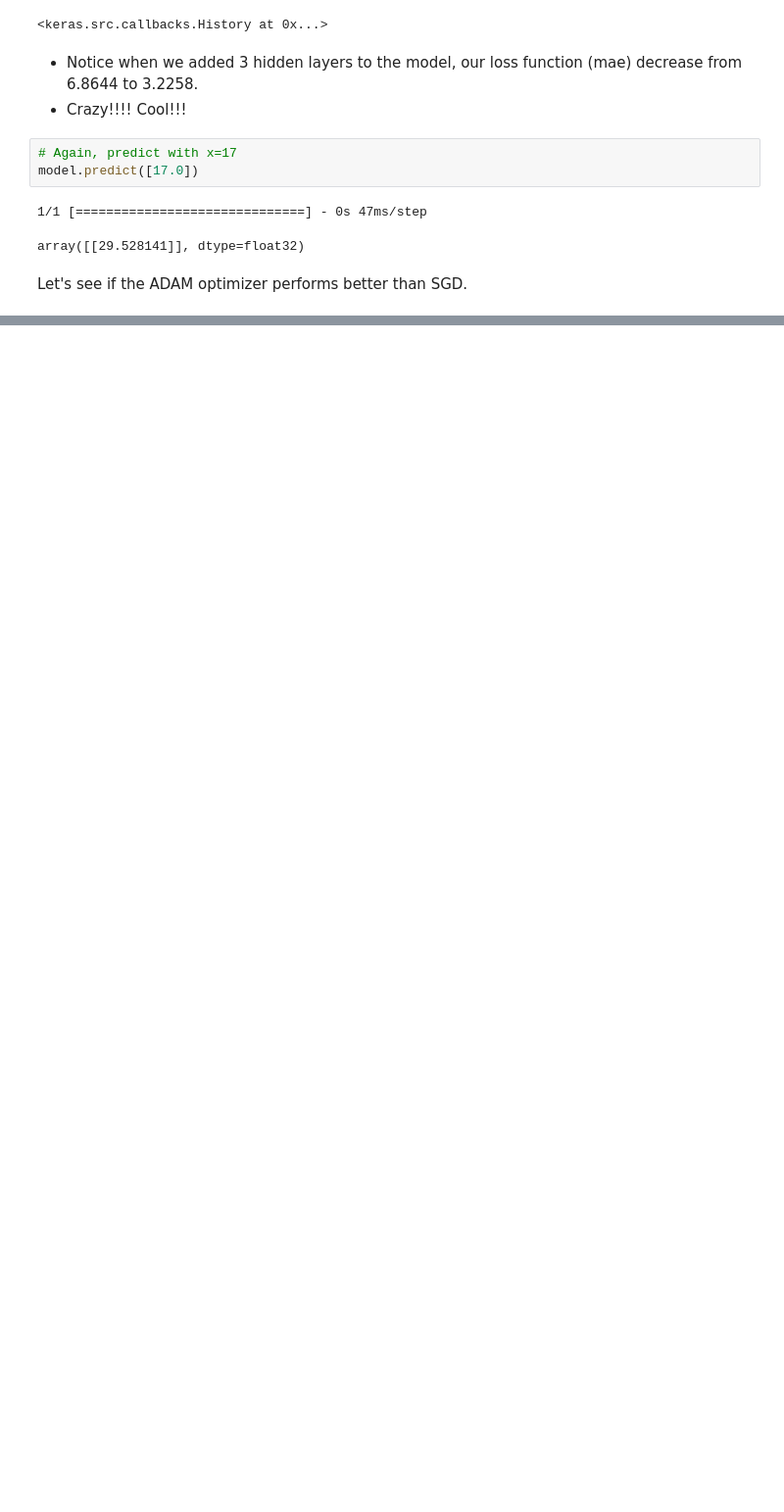
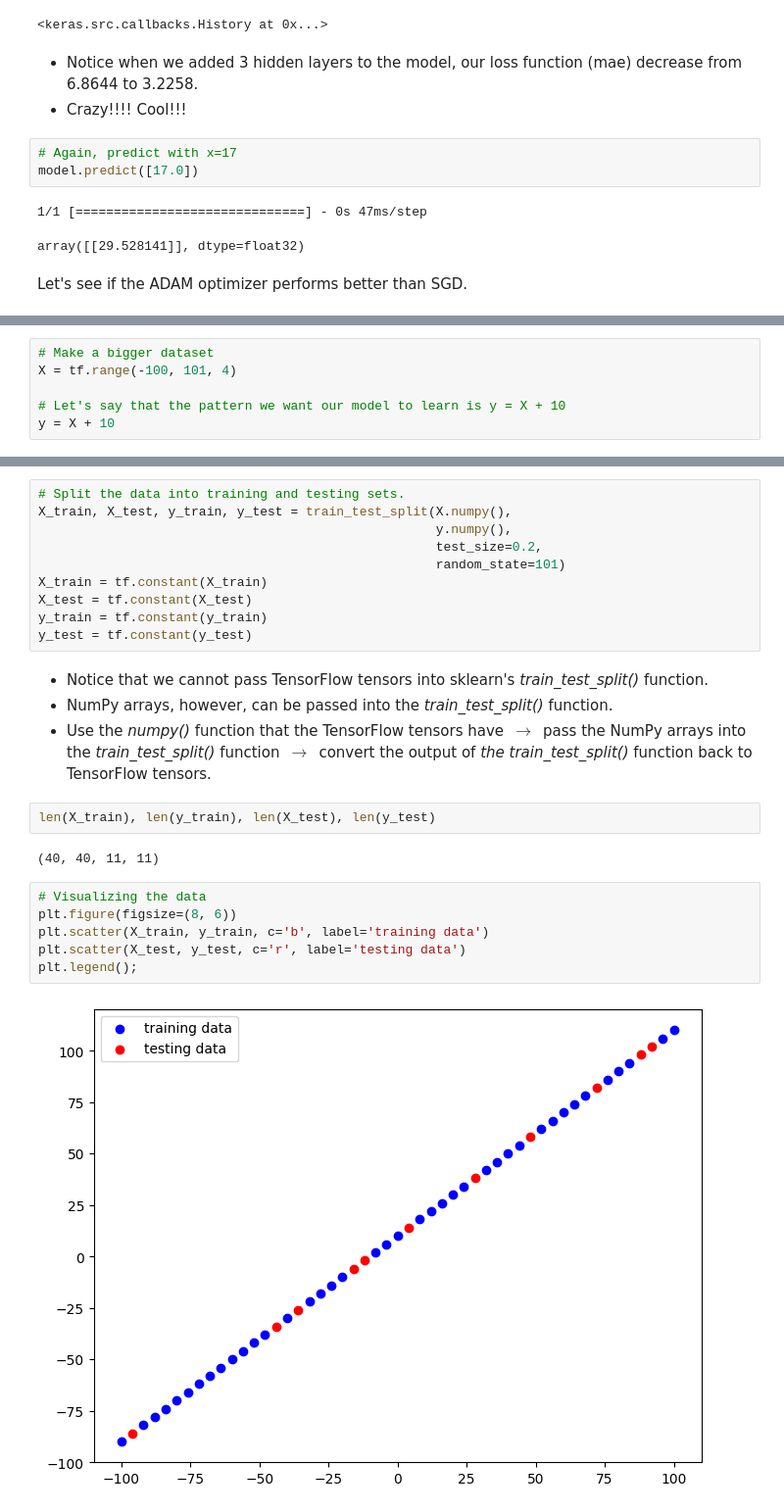
Before and after one commit to HerraKaava/tensorflow, a Jupyter notebook: NN-Regression/Basic_modelling.ipynb, the cells around one changed output, grey strips where cells are left out. Shown: that part at 98% size. Drawn from its saved outputs; the diff is of its cells as text; blank space fills up the shorter version.

```diff
--- a/NN-Regression/Basic_modelling.ipynb
+++ b/NN-Regression/Basic_modelling.ipynb
@@ -300,0 +331,6 @@ Epoch 100/100
+# %%
+# Make a bigger dataset
+X = tf.range(-100, 101, 4)
+
+# Let's say that the pattern we want our model to learn is y = X + 10
+y = X + 10
@@ -300,0 +359,26 @@ Epoch 100/100
+# %%
+# Split the data into training and testing sets.
+X_train, X_test, y_train, y_test = train_test_split(X.numpy(),
+                                                    y.numpy(),
+                                                    test_size=0.2,
+                                                    random_state=101)
+X_train = tf.constant(X_train)
+X_test = tf.constant(X_test)
+y_train = tf.constant(y_train)
+y_test = tf.constant(y_test)
+# %% [markdown]
+* Notice that we cannot pass TensorFlow tensors into sklearn's *train_test_split()* function.
+* NumPy arrays, however, can be passed into the *train_test_split()* function.
+* Use the *numpy()* function that the TensorFlow tensors have $\, \boldsymbol{\rightarrow} \,$ pass the NumPy arrays into the *train_test_split()* function $\, \boldsymbol{\rightarrow} \,$ convert the output of *the train_test_split()* function back to TensorFlow tensors.
+# %%
+len(X_train), len(y_train), len(X_test), len(y_test)
+# %% [output]
+(40, 40, 11, 11)
+# %%
+# Visualizing the data
+plt.figure(figsize=(8, 6))
+plt.scatter(X_train, y_train, c='b', label='training data')
+plt.scatter(X_test, y_test, c='r', label='testing data')
+plt.legend();
+# %% [output]
+[figure, added]
```
Also changed, not shown: parts of 14 cells of this notebook.
